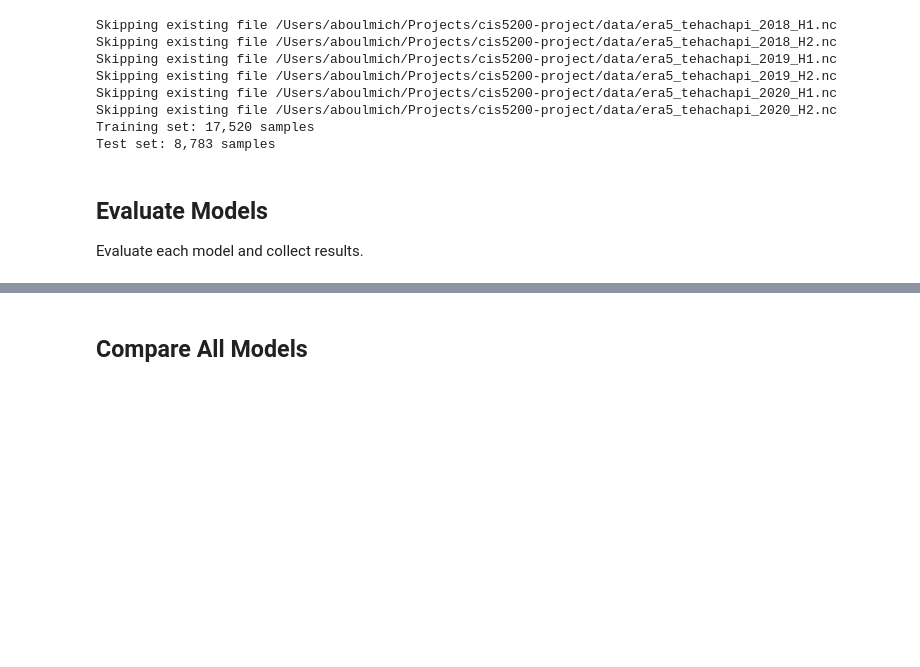
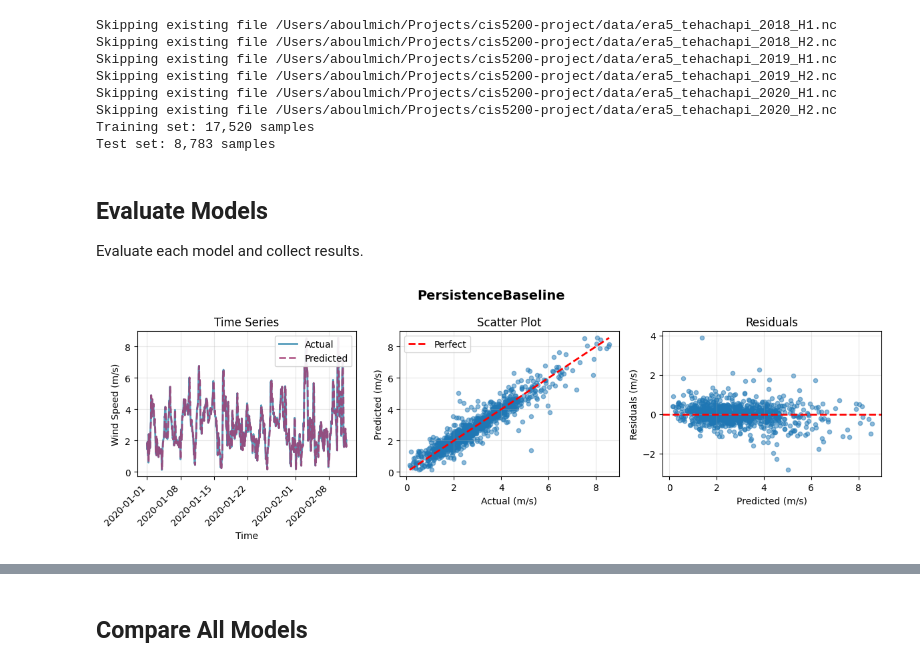
Before and after one commit to MichelFaloughi/cis5200-project, a Jupyter notebook: eval/eval.ipynb, the cells around one changed output, grey strips where cells are left out. Drawn from its saved outputs; the diff is of its cells as text; code cells hidden in the pictures; blank space fills up the shorter version.

```diff
--- a/eval/eval.ipynb
+++ b/eval/eval.ipynb
@@ -44,17 +44,83 @@ Evaluate each model and collect results.
 # %%
 # Collect results from all models
 results = []
 
-# TODO: Add your models here
-# Example:
-# from models.model0 import PersistenceModel
-# model0 = PersistenceModel()
-# result0 = evaluate(model0, X_train_m0, y_train_m0, X_test_m0, y_test_m0, model_name="PersistenceBaseline")
-# results.append(result0)
-# plot_predictions(y_test_m0, result0['predictions'], model_name="PersistenceBaseline", datetime_index=test_datetime)
+# Model 0: Persistence Baseline
+from models.model0 import PersistenceModel
+
+# Prepare data for model0 (needs wind_speed column)
+X_train_m0 = train_df.copy()
+y_train_m0 = train_df["target_next_hour"]
+X_test_m0 = test_df.copy()
+y_test_m0 = test_df["target_next_hour"]
+
+# Evaluate model
+model0 = PersistenceModel()
+result0 = evaluate(model0, X_train_m0, y_train_m0, X_test_m0, y_test_m0, model_name="PersistenceBaseline")
+results.append(result0)
+
+# Plot predictions
+plot_predictions(y_test_m0, result0['predictions'], model_name="PersistenceBaseline", datetime_index=test_datetime)
+plt.show()
+
+# Model 3: XGBoost
+from models.model3 import XGBoostModel
+
+# Prepare data for model3 (needs full dataframe for lagged features)
+X_train_m3 = train_df.copy()
+y_train_m3 = train_df["target_next_hour"]
+X_test_m3 = test_df.copy()
+y_test_m3 = test_df["target_next_hour"]
+
+# Evaluate model
+print("\nTraining XGBoost model...")
+model3 = XGBoostModel()
+result3 = evaluate(model3, X_train_m3, y_train_m3, X_test_m3, y_test_m3, model_name="XGBoost")
+results.append(result3)
+
+# Plot predictions (handle NaN values from lagged features)
+valid_mask = ~np.isnan(result3['predictions'])
+if valid_mask.sum() > 0:
+    plot_predictions(y_test_m3[valid_mask], result3['predictions'][valid_mask],
+                     model_name="XGBoost", datetime_index=test_datetime[valid_mask])
+    plt.show()
+
+# Model 4: MLP
+from models.model4 import MLPModel
+
+# Prepare data for model4 (exclude datetime and target)
+X_train_m4 = train_df.drop(columns=['datetime', 'target_next_hour']).copy()
+y_train_m4 = train_df["target_next_hour"]
+X_test_m4 = test_df.drop(columns=['datetime', 'target_next_hour']).copy()
+y_test_m4 = test_df["target_next_hour"]
+
+# Evaluate model
+print("\nTraining MLP model...")
+model4 = MLPModel()
+result4 = evaluate(model4, X_train_m4, y_train_m4, X_test_m4, y_test_m4, model_name="MLP")
+results.append(result4)
+
+# Plot predictions
+plot_predictions(y_test_m4, result4['predictions'], model_name="MLP", datetime_index=test_datetime)
+plt.show()
+
+# Model 5: Transformer
+# from models.model5 import TransformerModel
+
+# # Prepare data for model5 (exclude datetime and target)
+# X_train_m5 = train_df.drop(columns=['datetime', 'target_next_hour']).copy()
+# y_train_m5 = train_df["target_next_hour"]
+# X_test_m5 = test_df.drop(columns=['datetime', 'target_next_hour']).copy()
+# y_test_m5 = test_df["target_next_hour"]
+
+# # Evaluate model (this may take a while)
+# print("\nTraining Transformer model...")
+# model5 = TransformerModel(n_epochs=15, patience=8)
+# result5 = evaluate(model5, X_train_m5, y_train_m5, X_test_m5, y_test_m5, model_name="Transformer")
+# results.append(result5)
+
+# # Plot predictions
+# plot_predictions(y_test_m5, result5['predictions'], model_name="Transformer", datetime_index=test_datetime)
 # plt.show()
-
-
-# Questions:
-# how to add a model ? What properties should it have ? like a .predict() method ? or a .fit() method ? or something else ?
-# how to keep track of the loss function ? etc
+# %% [output]
+[figure, added]
```
Also changed, not shown: parts of 2 cells of this notebook, 9 other files.
